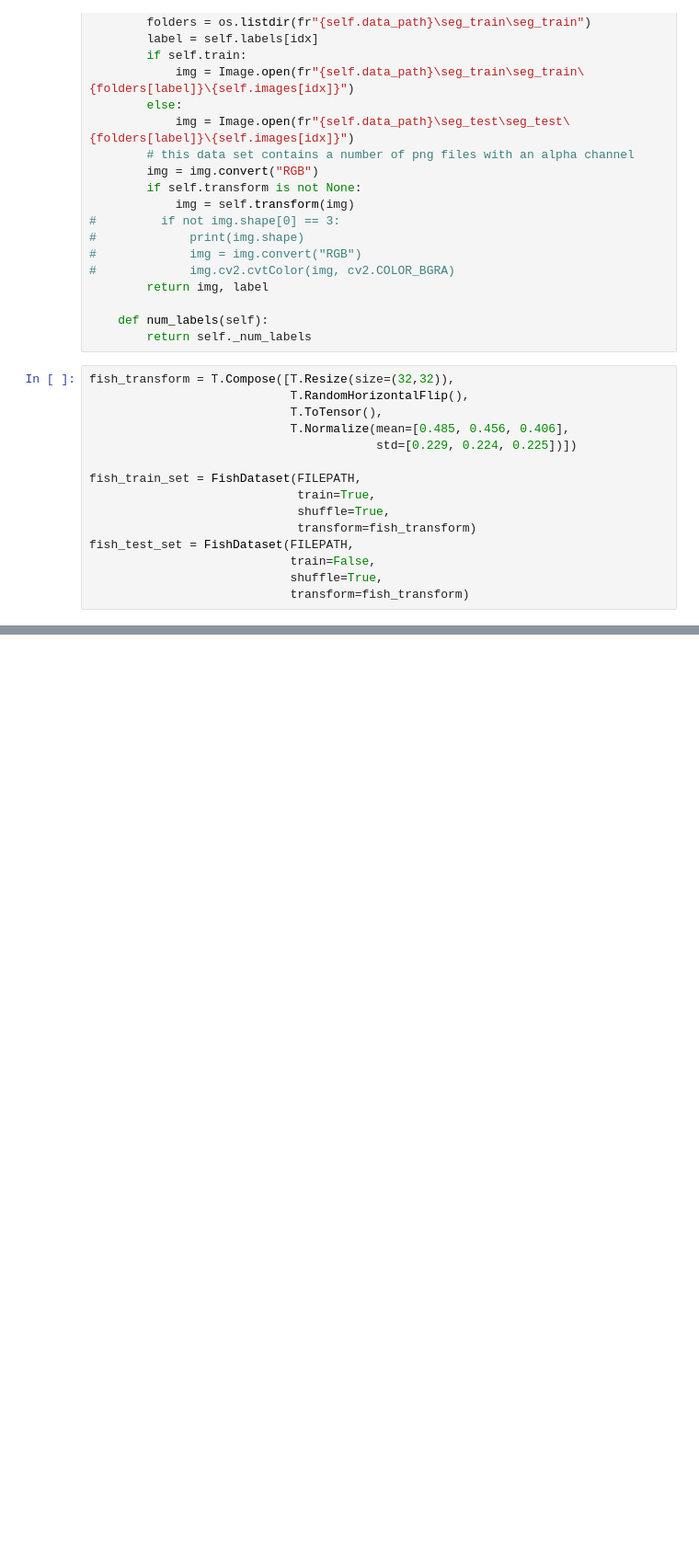
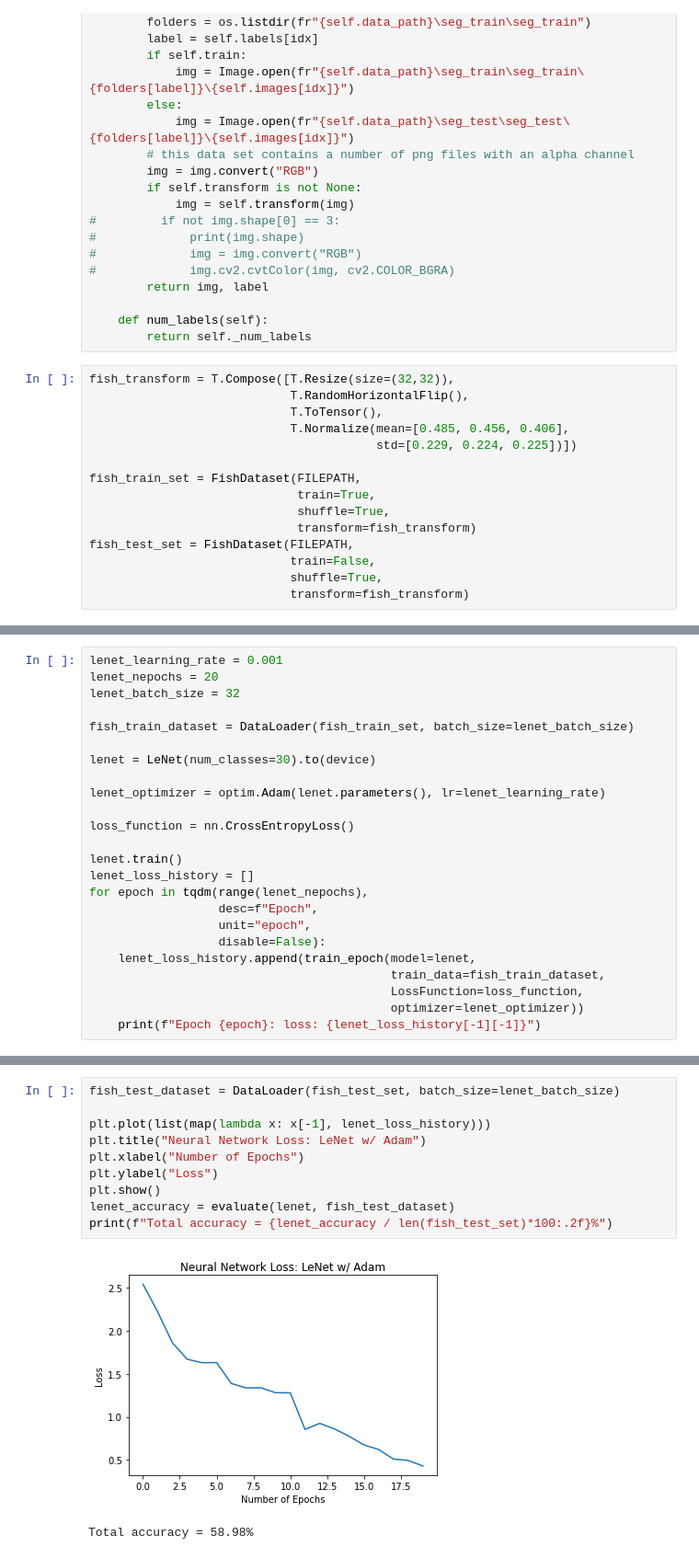
Before and after one commit to HansMPrieto/CIS472-CourseProject, a Jupyter notebook: ibrahim_dataset.ipynb, the cells around one changed output, grey strips where cells are left out. Shown: that part at 92% size. Saved outputs shown, nothing was run; the diff lists cells and outputs as text; blank space fills up the shorter version.

Commit message:
Added LeNet Training for Ibrahim Dataset

```diff
--- a/ibrahim_dataset.ipynb
+++ b/ibrahim_dataset.ipynb
@@ -198,0 +202,24 @@ Total accuracy = 72.19%
+# %%
+lenet_learning_rate = 0.001
+lenet_nepochs = 20
+lenet_batch_size = 32
+
+fish_train_dataset = DataLoader(fish_train_set, batch_size=lenet_batch_size)
+
+lenet = LeNet(num_classes=30).to(device)
+
+lenet_optimizer = optim.Adam(lenet.parameters(), lr=lenet_learning_rate)
+
+loss_function = nn.CrossEntropyLoss()
+
+lenet.train()
+lenet_loss_history = []
+for epoch in tqdm(range(lenet_nepochs),
+                  desc=f"Epoch",
+                  unit="epoch",
+                  disable=False):
+    lenet_loss_history.append(train_epoch(model=lenet,
+                                          train_data=fish_train_dataset,
+                                          LossFunction=loss_function,
+                                          optimizer=lenet_optimizer))
+    print(f"Epoch {epoch}: loss: {lenet_loss_history[-1][-1]}")
@@ -198,0 +240,13 @@ Total accuracy = 72.19%
+# %%
+fish_test_dataset = DataLoader(fish_test_set, batch_size=lenet_batch_size)
+
+plt.plot(list(map(lambda x: x[-1], lenet_loss_history)))
+plt.title("Neural Network Loss: LeNet w/ Adam")
+plt.xlabel("Number of Epochs")
+plt.ylabel("Loss")
+plt.show()
+lenet_accuracy = evaluate(lenet, fish_test_dataset)
+print(f"Total accuracy = {lenet_accuracy / len(fish_test_set)*100:.2f}%")
+# %% [output]
+[figure, added]
+Total accuracy = 58.98%
```
Also changed, not shown: parts of 7 cells of this notebook, 3 other files.
